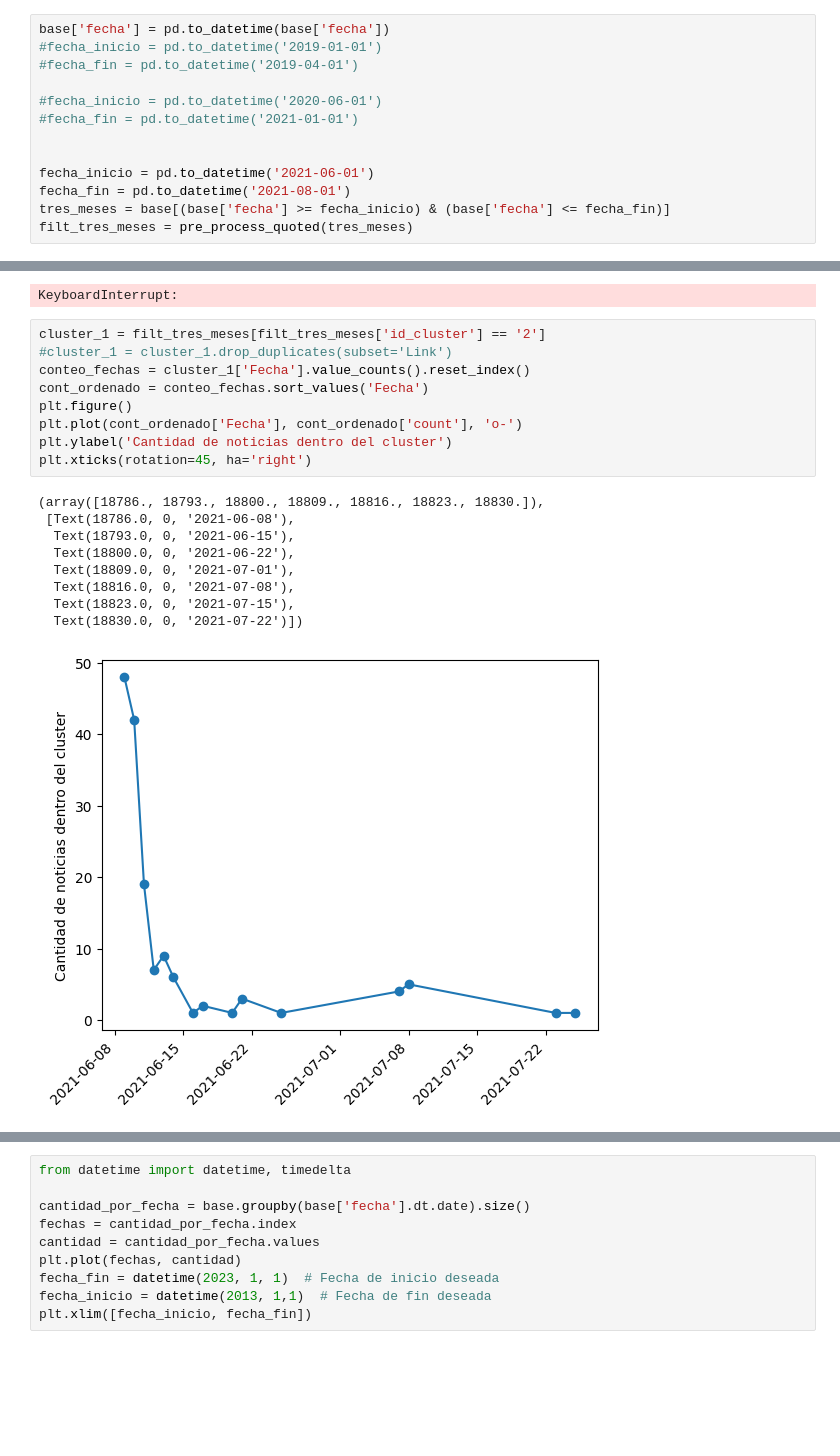
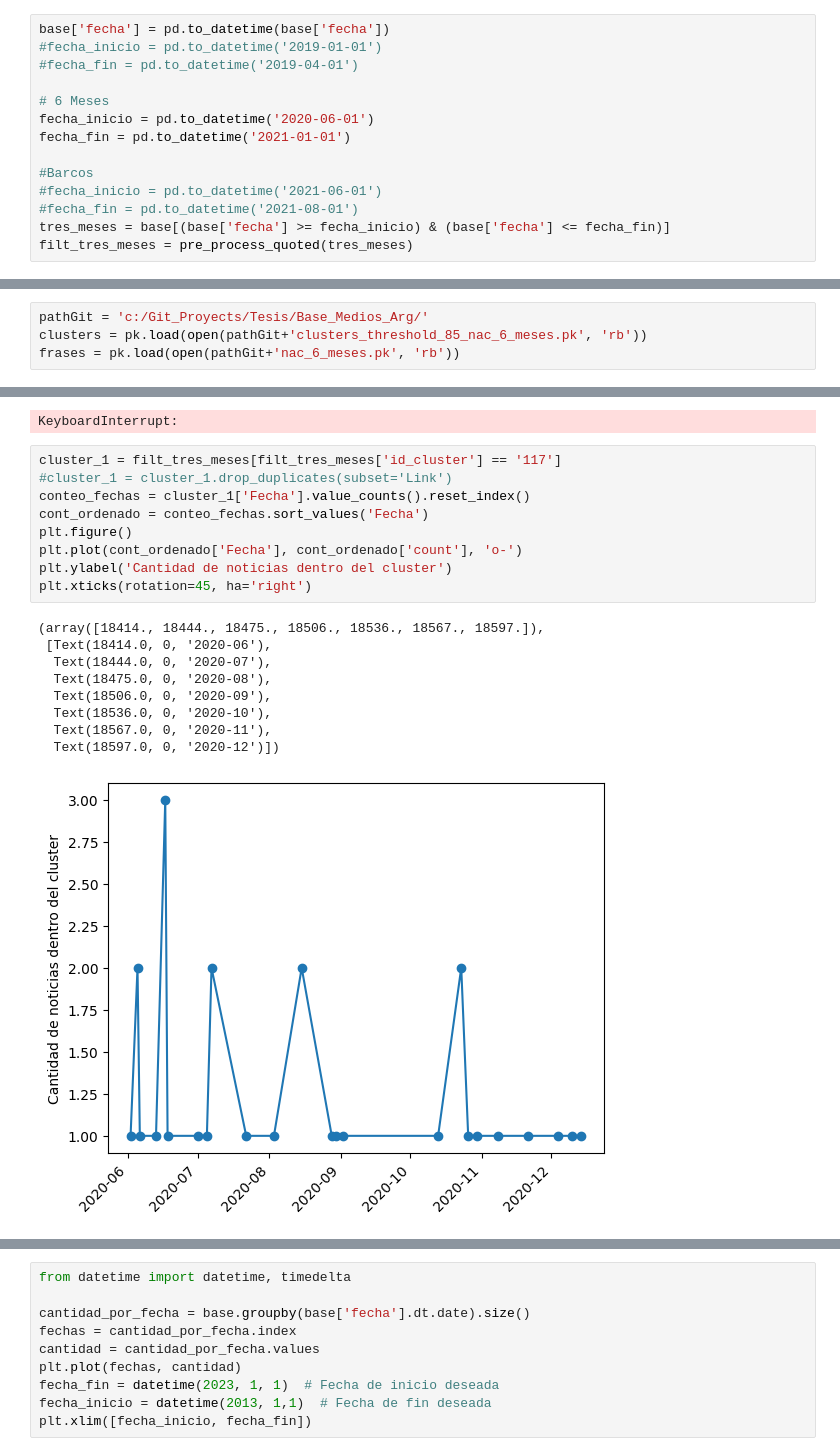
Before and after one commit to Ale-Mildiner/Tesis, a Jupyter notebook: Base_Medios_Arg/series_temporales_clusters.ipynb, the cells around one changed output, grey strips where cells are left out. Saved outputs shown, nothing was run; the diff lists cells and outputs as text; blank space fills up the shorter version.

Commit message:
agrego threhold 0.85 para nac de 6 meses y mod de series temporales con ebeddings

```diff
--- a/Base_Medios_Arg/series_temporales_clusters.ipynb
+++ b/Base_Medios_Arg/series_temporales_clusters.ipynb
@@ -47,12 +47,13 @@ base['fecha'] = pd.to_datetime(base['fecha'])
 #fecha_inicio = pd.to_datetime('2019-01-01')
 #fecha_fin = pd.to_datetime('2019-04-01')
 
-#fecha_inicio = pd.to_datetime('2020-06-01')
-#fecha_fin = pd.to_datetime('2021-01-01')
+# 6 Meses
+fecha_inicio = pd.to_datetime('2020-06-01')
+fecha_fin = pd.to_datetime('2021-01-01')
 
-
-fecha_inicio = pd.to_datetime('2021-06-01')
-fecha_fin = pd.to_datetime('2021-08-01')
+#Barcos
+#fecha_inicio = pd.to_datetime('2021-06-01')
+#fecha_fin = pd.to_datetime('2021-08-01')
 tres_meses = base[(base['fecha'] >= fecha_inicio) & (base['fecha'] <= fecha_fin)]
 filt_tres_meses = pre_process_quoted(tres_meses)
 # %% [output]
@@ -70,6 +71,10 @@ See the caveats in the documentation: https://pandas.pydata.org/pandas-docs/stab
 pathGit = 'c:/Git_Proyects/Tesis/Base_Medios_Arg/'
 clusters = pk.load(open(pathGit+'clusters_threshold_85_barcos.pk', 'rb'))
 frases = pk.load(open(pathGit+'nac_barcos.pk', 'rb'))
+# %%
+pathGit = 'c:/Git_Proyects/Tesis/Base_Medios_Arg/'
+clusters = pk.load(open(pathGit+'clusters_threshold_85_nac_6_meses.pk', 'rb'))
+frases = pk.load(open(pathGit+'nac_6_meses.pk', 'rb'))
 # %%
 cluste_map = {frases[j]: str(i+1) for i, clus in enumerate(clusters) for j in clus}
 # %%
@@ -120,24 +125,24 @@ for i in range(100000):
 41 =  67
 KeyboardInterrupt:
 # %%
-cluster_1 = filt_tres_meses[filt_tres_meses['id_cluster'] == '2']
+cluster_1 = filt_tres_meses[filt_tres_meses['id_cluster'] == '117']
 #cluster_1 = cluster_1.drop_duplicates(subset='Link')
 conteo_fechas = cluster_1['Fecha'].value_counts().reset_index()
 cont_ordenado = conteo_fechas.sort_values('Fecha')
 plt.figure()
 plt.plot(cont_ordenado['Fecha'], cont_ordenado['count'], 'o-')
 plt.ylabel('Cantidad de noticias dentro del cluster')
 plt.xticks(rotation=45, ha='right')
 # %% [output]
-(array([18786., 18793., 18800., 18809., 18816., 18823., 18830.]),
- [Text(18786.0, 0, '2021-06-08'),
-  Text(18793.0, 0, '2021-06-15'),
-  Text(18800.0, 0, '2021-06-22'),
-  Text(18809.0, 0, '2021-07-01'),
-  Text(18816.0, 0, '2021-07-08'),
-  Text(18823.0, 0, '2021-07-15'),
-  Text(18830.0, 0, '2021-07-22')])
+(array([18414., 18444., 18475., 18506., 18536., 18567., 18597.]),
+ [Text(18414.0, 0, '2020-06'),
+  Text(18444.0, 0, '2020-07'),
+  Text(18475.0, 0, '2020-08'),
+  Text(18506.0, 0, '2020-09'),
+  Text(18536.0, 0, '2020-10'),
+  Text(18567.0, 0, '2020-11'),
+  Text(18597.0, 0, '2020-12')])
-[figure, old version]
+[figure, new version]
 # %%
 from collections import Counter
 frecuencia = Counter(cluste_map.values())
```
Also changed, not shown: parts of 3 cells of this notebook, 1 other file.
